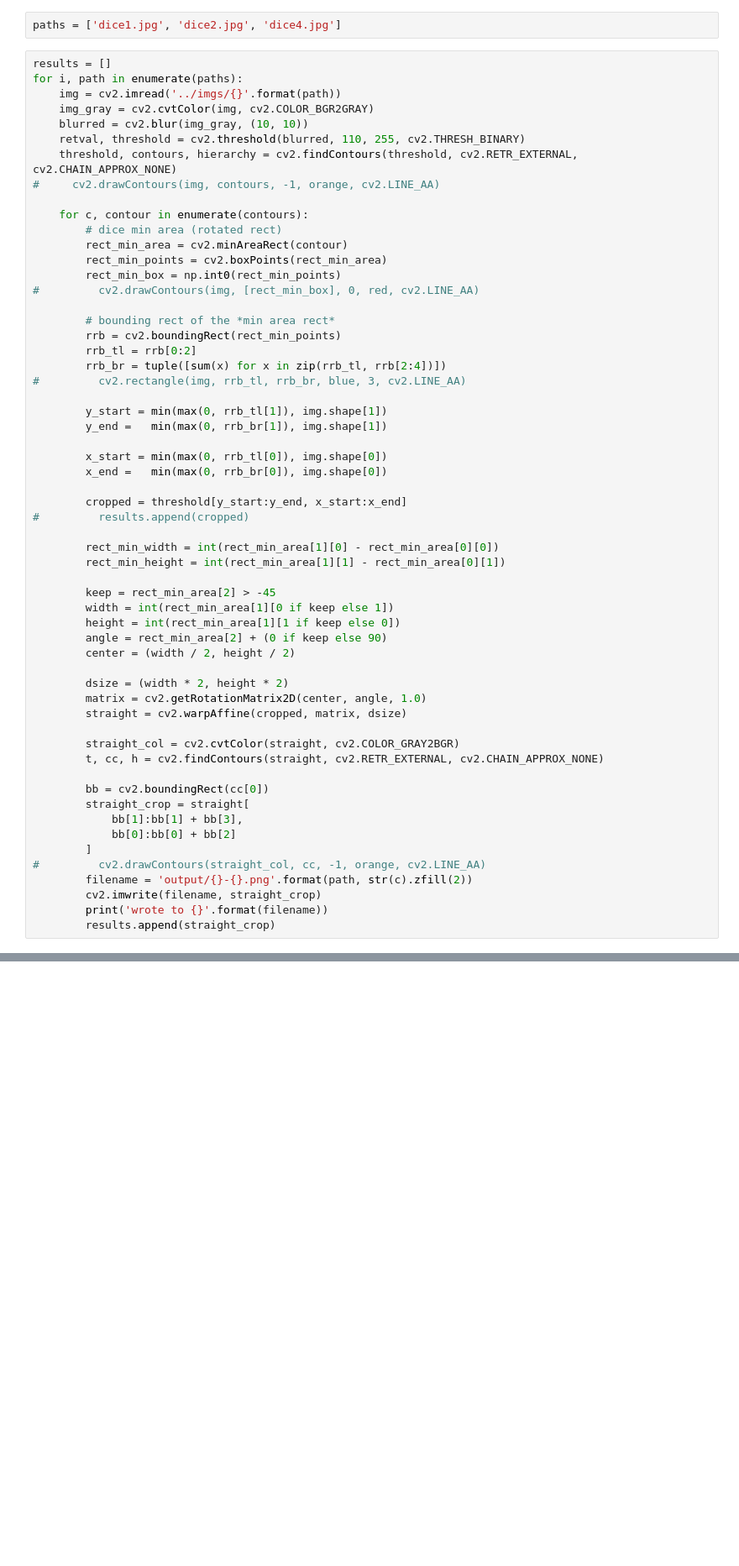
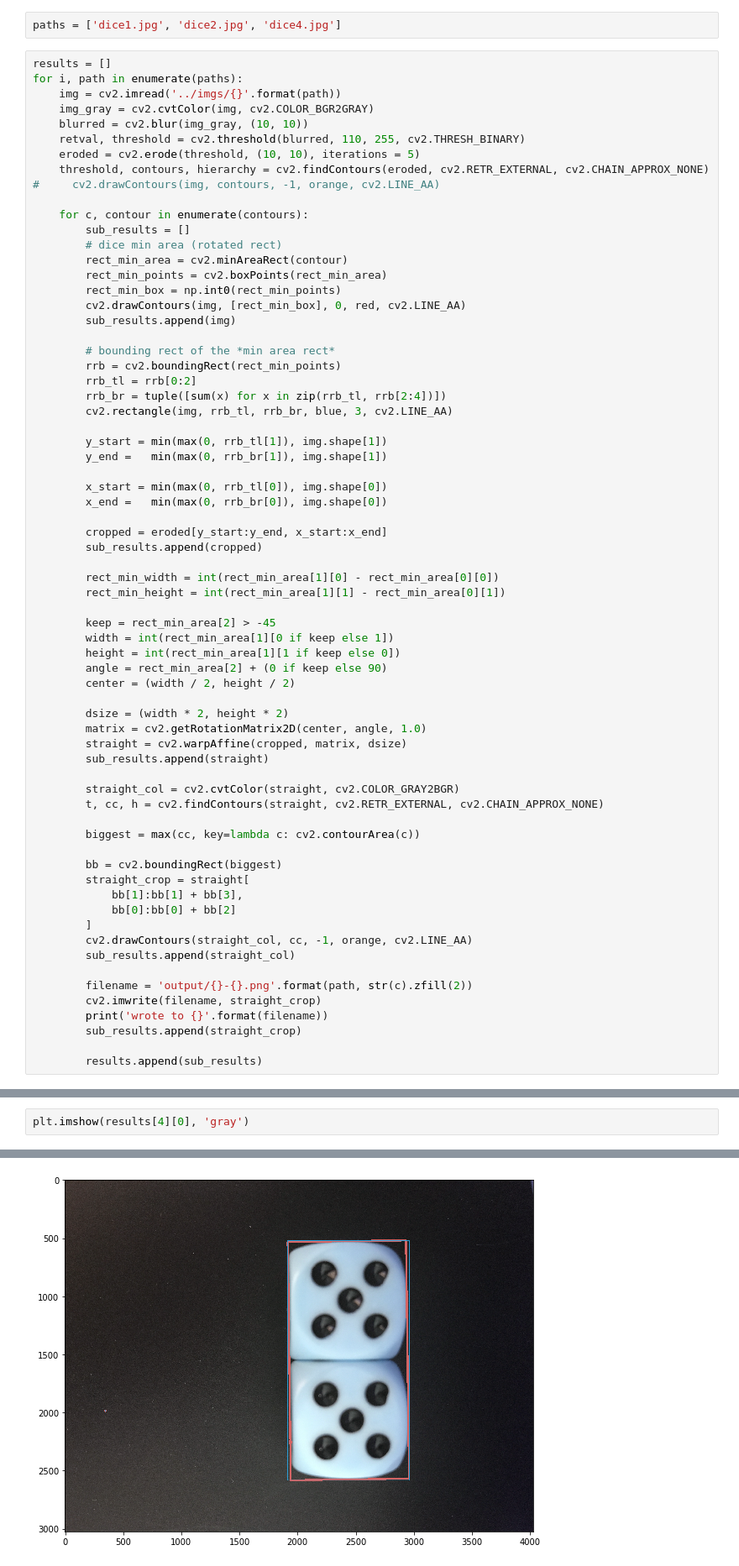
Before and after one commit to acarabott/can-dice, a Jupyter notebook: cv/python/dice-segment.ipynb, the cells around one changed output, grey strips where cells are left out. Shown: that part at 84% size. Cells and saved outputs as stored; diff of their text form; blank space fills up the shorter version.

```diff
--- a/cv/python/dice-segment.ipynb
+++ b/cv/python/dice-segment.ipynb
@@ -18,21 +18,24 @@ for i, path in enumerate(paths):
     img_gray = cv2.cvtColor(img, cv2.COLOR_BGR2GRAY)
     blurred = cv2.blur(img_gray, (10, 10))
     retval, threshold = cv2.threshold(blurred, 110, 255, cv2.THRESH_BINARY)
-    threshold, contours, hierarchy = cv2.findContours(threshold, cv2.RETR_EXTERNAL, cv2.CHAIN_APPROX_NONE)
+    eroded = cv2.erode(threshold, (10, 10), iterations = 5)
+    threshold, contours, hierarchy = cv2.findContours(eroded, cv2.RETR_EXTERNAL, cv2.CHAIN_APPROX_NONE)
 #     cv2.drawContours(img, contours, -1, orange, cv2.LINE_AA)
 
     for c, contour in enumerate(contours):
+        sub_results = []
         # dice min area (rotated rect)
         rect_min_area = cv2.minAreaRect(contour)
         rect_min_points = cv2.boxPoints(rect_min_area)
         rect_min_box = np.int0(rect_min_points)
-#         cv2.drawContours(img, [rect_min_box], 0, red, cv2.LINE_AA)
+        cv2.drawContours(img, [rect_min_box], 0, red, cv2.LINE_AA)
+        sub_results.append(img)
 
         # bounding rect of the *min area rect*
         rrb = cv2.boundingRect(rect_min_points)
         rrb_tl = rrb[0:2]
         rrb_br = tuple([sum(x) for x in zip(rrb_tl, rrb[2:4])])
-#         cv2.rectangle(img, rrb_tl, rrb_br, blue, 3, cv2.LINE_AA)
+        cv2.rectangle(img, rrb_tl, rrb_br, blue, 3, cv2.LINE_AA)
 
         y_start = min(max(0, rrb_tl[1]), img.shape[1])
         y_end =   min(max(0, rrb_br[1]), img.shape[1])
@@ -40,8 +43,8 @@ for i, path in enumerate(paths):
         x_start = min(max(0, rrb_tl[0]), img.shape[0])
         x_end =   min(max(0, rrb_br[0]), img.shape[0])
 
-        cropped = threshold[y_start:y_end, x_start:x_end]
-#         results.append(cropped)
+        cropped = eroded[y_start:y_end, x_start:x_end]
+        sub_results.append(cropped)
 
         rect_min_width = int(rect_min_area[1][0] - rect_min_area[0][0])
         rect_min_height = int(rect_min_area[1][1] - rect_min_area[0][1])
@@ -55,20 +58,27 @@ for i, path in enumerate(paths):
         dsize = (width * 2, height * 2)
         matrix = cv2.getRotationMatrix2D(center, angle, 1.0)
         straight = cv2.warpAffine(cropped, matrix, dsize)
+        sub_results.append(straight)
 
         straight_col = cv2.cvtColor(straight, cv2.COLOR_GRAY2BGR)
         t, cc, h = cv2.findContours(straight, cv2.RETR_EXTERNAL, cv2.CHAIN_APPROX_NONE)
 
-        bb = cv2.boundingRect(cc[0])
+        biggest = max(cc, key=lambda c: cv2.contourArea(c))
+
+        bb = cv2.boundingRect(biggest)
         straight_crop = straight[
             bb[1]:bb[1] + bb[3],
             bb[0]:bb[0] + bb[2]
         ]
-#         cv2.drawContours(straight_col, cc, -1, orange, cv2.LINE_AA)
+        cv2.drawContours(straight_col, cc, -1, orange, cv2.LINE_AA)
+        sub_results.append(straight_col)
+
         filename = 'output/{}-{}.png'.format(path, str(c).zfill(2))
         cv2.imwrite(filename, straight_crop)
         print('wrote to {}'.format(filename))
-        results.append(straight_crop)
+        sub_results.append(straight_crop)
+
+        results.append(sub_results)
 # %% [output]
 wrote to output/dice1.jpg-00.png
 wrote to output/dice1.jpg-01.png
@@ -77,3 +88,6 @@ wrote to output/dice2.jpg-01.png
 wrote to output/dice4.jpg-00.png
 wrote to output/dice4.jpg-01.png
 wrote to output/dice4.jpg-02.png
+# %%
+plt.imshow(results[4][0], 'gray')
+# %% [output]
@@ -79,0 +95 @@ wrote to output/dice4.jpg-02.png
+[figure, added]
```
Also changed, not shown: parts of 2 cells of this notebook.
